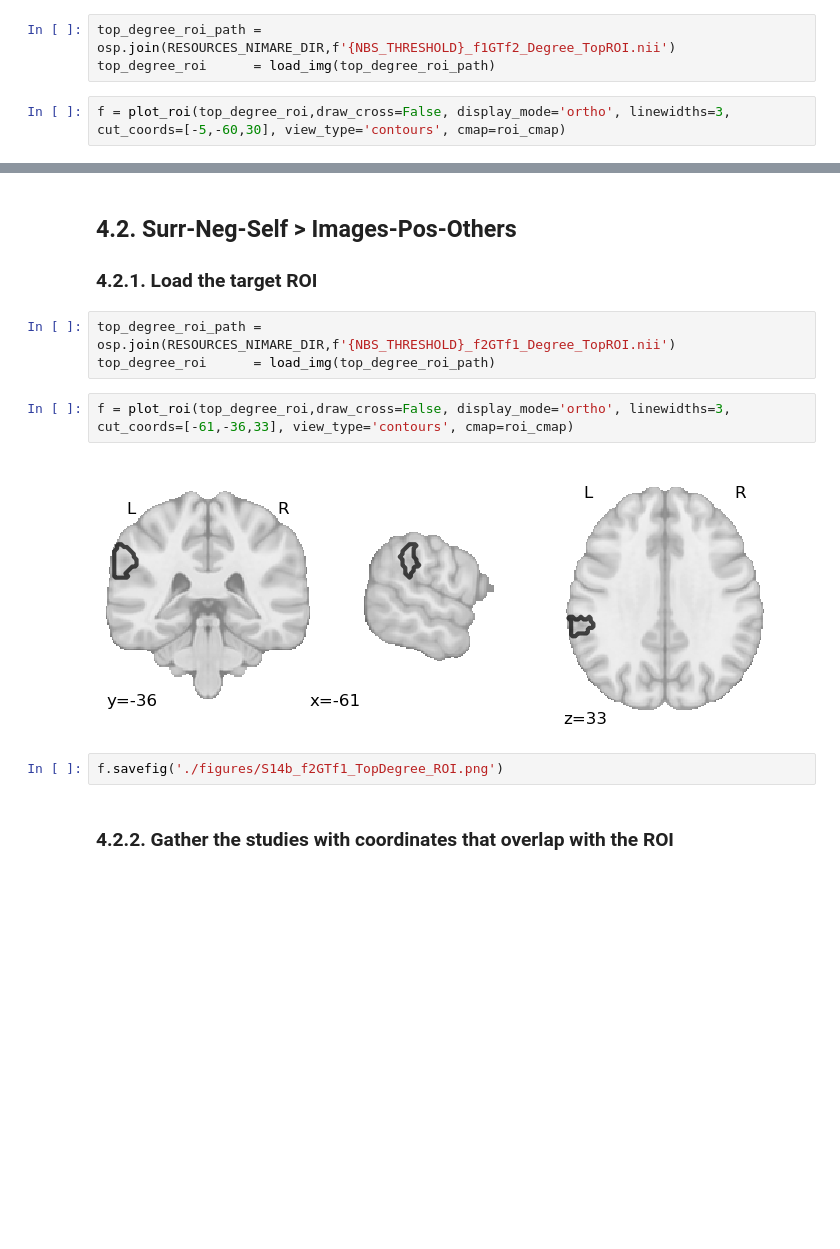
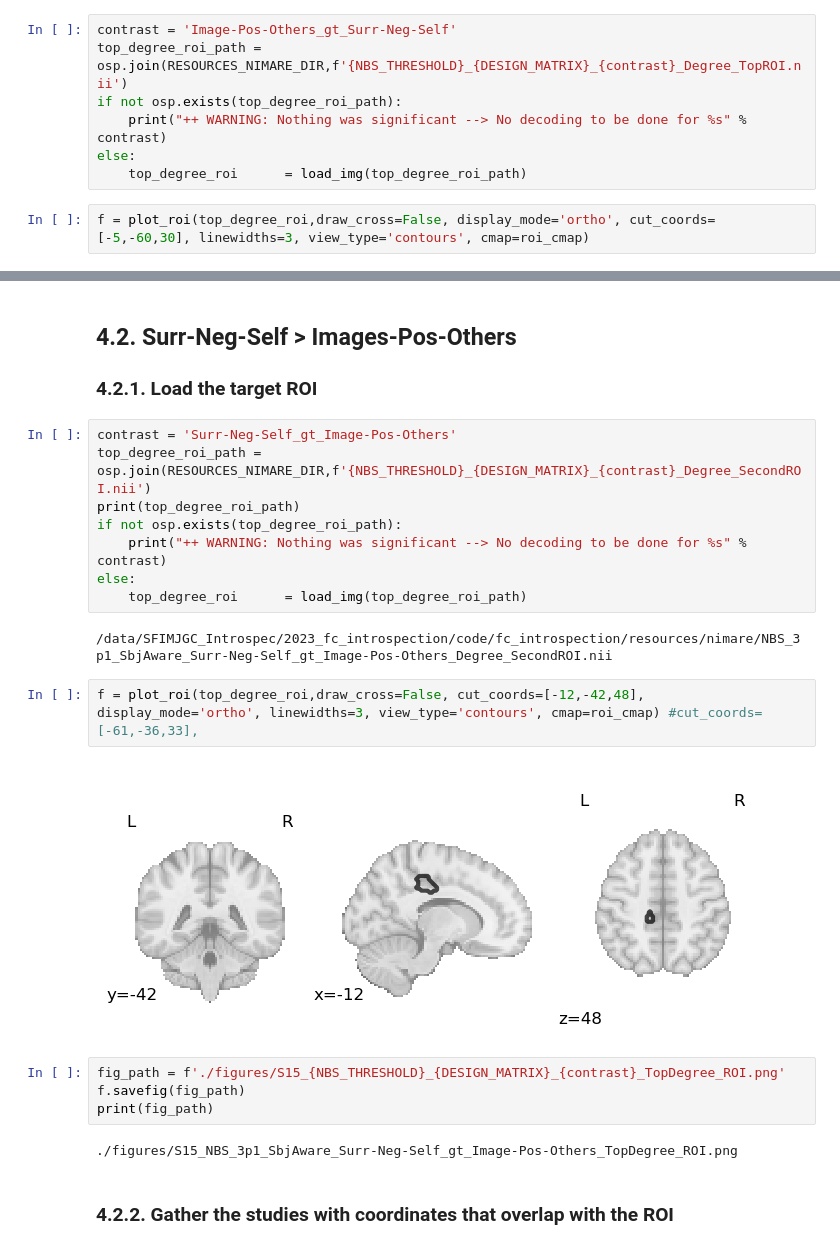
Before and after one commit to nimh-sfim/fc_introspection, a Jupyter notebook: notebooks/S15_PostNBS_NiMareSetup_and_decode.ipynb, the cells around one changed output, grey strips where cells are left out. Drawn from its saved outputs; the diff is of its cells as text; blank space fills up the shorter version.

```diff
--- a/notebooks/S15_PostNBS_NiMareSetup_and_decode.ipynb
+++ b/notebooks/S15_PostNBS_NiMareSetup_and_decode.ipynb
@@ -392,8 +470,12 @@ roi_cmap = LinearSegmentedColormap.from_list('black',['#000000','#ffffff'],10)
 
 ### 4.1.1. Load the target ROI
 # %%
-top_degree_roi_path =  osp.join(RESOURCES_NIMARE_DIR,f'{NBS_THRESHOLD}_f1GTf2_Degree_TopROI.nii')
-top_degree_roi      = load_img(top_degree_roi_path)
+contrast = 'Image-Pos-Others_gt_Surr-Neg-Self'
+top_degree_roi_path =  osp.join(RESOURCES_NIMARE_DIR,f'{NBS_THRESHOLD}_{DESIGN_MATRIX}_{contrast}_Degree_TopROI.nii')
+if not osp.exists(top_degree_roi_path):
+    print("++ WARNING: Nothing was significant --> No decoding to be done for %s" % contrast)
+else:
+    top_degree_roi      = load_img(top_degree_roi_path)
 # %%
-f = plot_roi(top_degree_roi,draw_cross=False, display_mode='ortho', linewidths=3, cut_coords=[-5,-60,30], view_type='contours', cmap=roi_cmap)
+f = plot_roi(top_degree_roi,draw_cross=False, display_mode='ortho', cut_coords=[-5,-60,30], linewidths=3, view_type='contours', cmap=roi_cmap)
 # %% [output]
@@ -495,14 +572,25 @@ plt.savefig(f'./figures/S15_WordCloud_{NBS_THRESHOLD}_f1GTf2_TopDegree_Neuosynth
 
 ### 4.2.1. Load the target ROI
 # %%
-top_degree_roi_path =  osp.join(RESOURCES_NIMARE_DIR,f'{NBS_THRESHOLD}_f2GTf1_Degree_TopROI.nii')
-top_degree_roi      = load_img(top_degree_roi_path)
+contrast = 'Surr-Neg-Self_gt_Image-Pos-Others'
+top_degree_roi_path =  osp.join(RESOURCES_NIMARE_DIR,f'{NBS_THRESHOLD}_{DESIGN_MATRIX}_{contrast}_Degree_SecondROI.nii')
+print(top_degree_roi_path)
+if not osp.exists(top_degree_roi_path):
+    print("++ WARNING: Nothing was significant --> No decoding to be done for %s" % contrast)
+else:
+    top_degree_roi      = load_img(top_degree_roi_path)
+# %% [output]
+/data/SFIMJGC_Introspec/2023_fc_introspection/code/fc_introspection/resources/nimare/NBS_3p1_SbjAware_Surr-Neg-Self_gt_Image-Pos-Others_Degree_SecondROI.nii
 # %%
-f = plot_roi(top_degree_roi,draw_cross=False, display_mode='ortho', linewidths=3, cut_coords=[-61,-36,33], view_type='contours', cmap=roi_cmap)
+f = plot_roi(top_degree_roi,draw_cross=False, cut_coords=[-12,-42,48], display_mode='ortho', linewidths=3, view_type='contours', cmap=roi_cmap) #cut_coords=[-61,-36,33],
 # %% [output]
-[figure, old version]
+[figure, new version]
 # %%
-f.savefig('./figures/S14b_f2GTf1_TopDegree_ROI.png')
+fig_path = f'./figures/S15_{NBS_THRESHOLD}_{DESIGN_MATRIX}_{contrast}_TopDegree_ROI.png'
+f.savefig(fig_path)
+print(fig_path)
+# %% [output]
+./figures/S15_NBS_3p1_SbjAware_Surr-Neg-Self_gt_Image-Pos-Others_TopDegree_ROI.png
 # %% [markdown]
 ### 4.2.2. Gather the studies with coordinates that overlap with the ROI
 # %%
```
Also changed, not shown: parts of 43 cells of this notebook, 2 other files.
